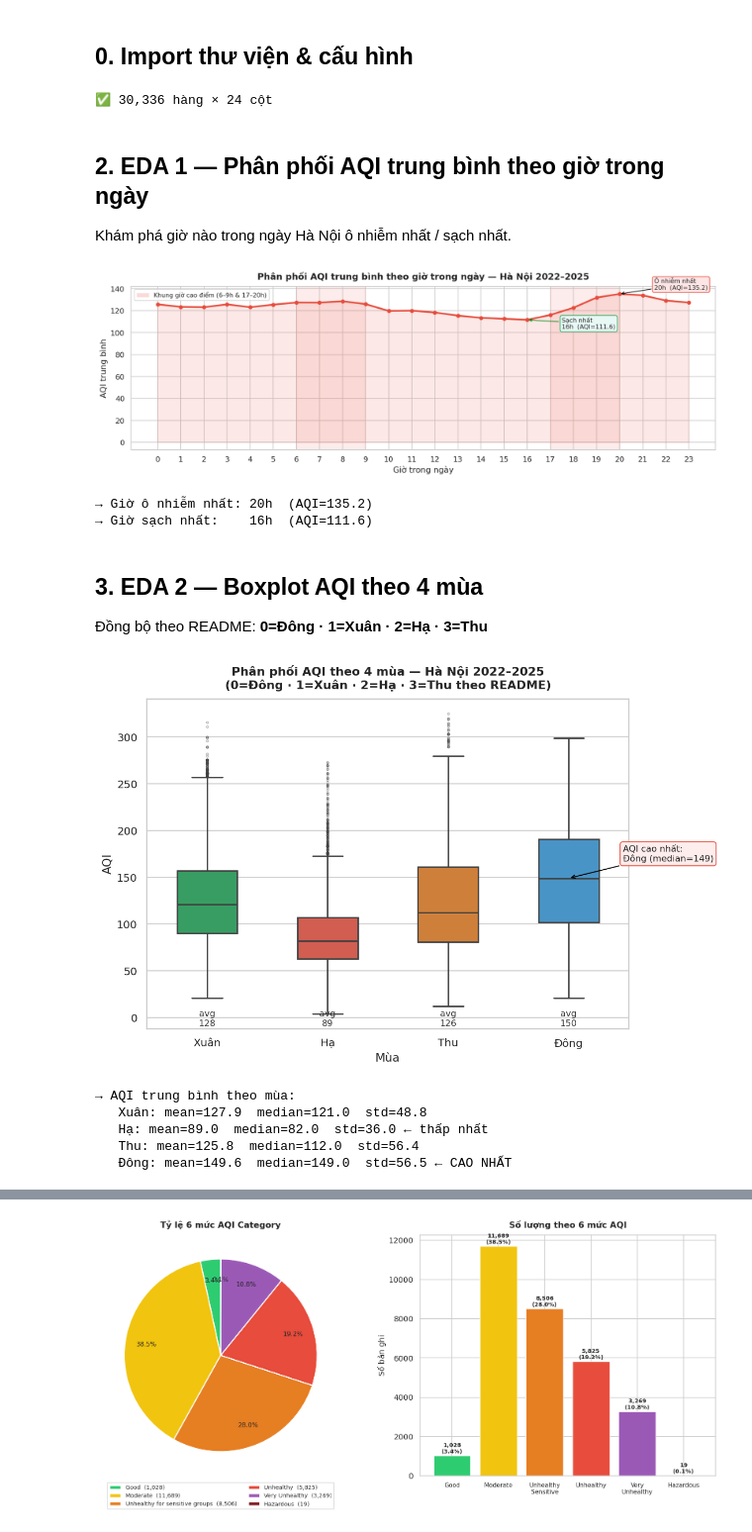
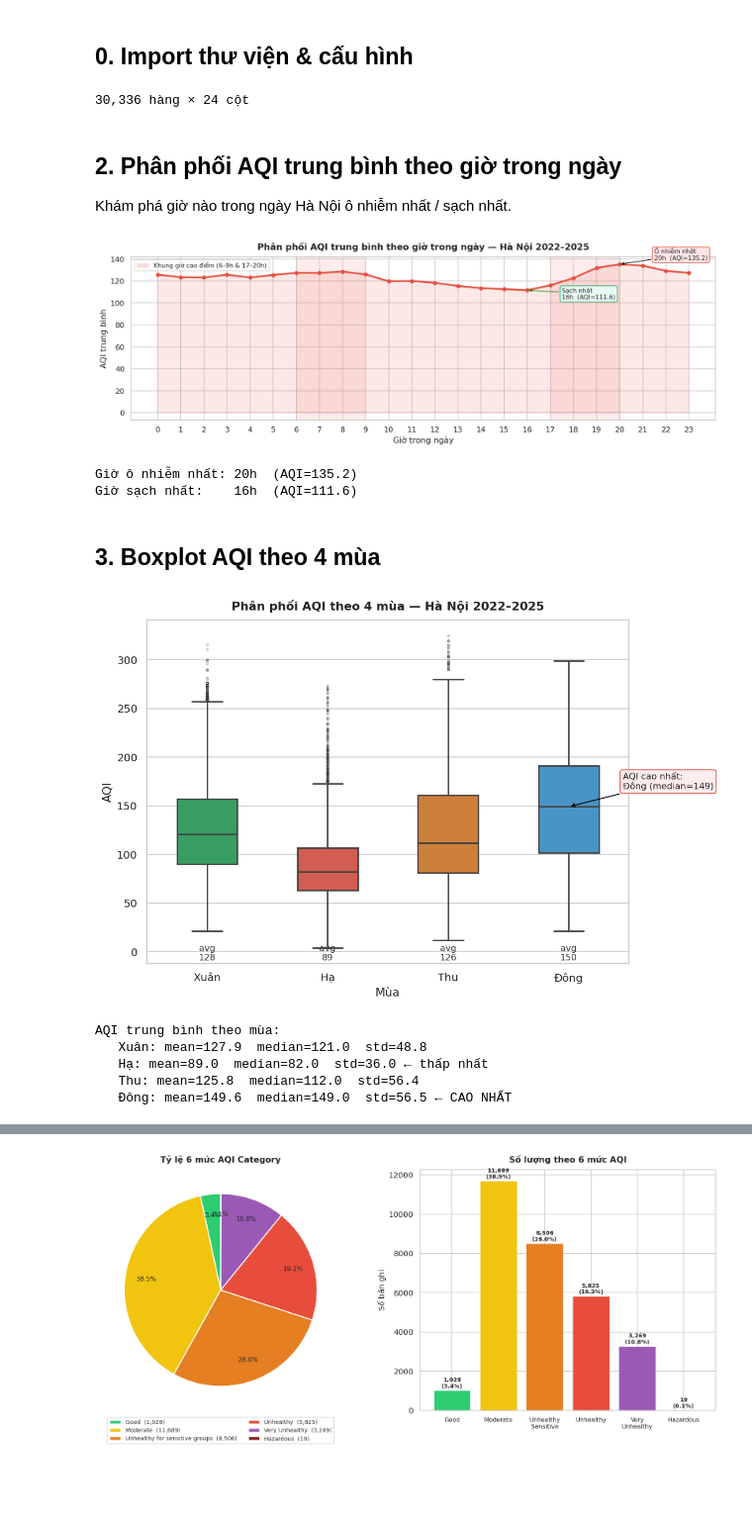
Before and after one commit to anh922006/air-quality-index-in-hanoi-, a Jupyter notebook: library_framework/EDA.ipynb, the cells around one changed output, grey strips where cells are left out. Shown at 99% size. Cells and saved outputs as stored; diff of their text form; code cells hidden in the pictures; blank space fills up the shorter version.

```diff
--- a/library_framework/EDA.ipynb
+++ b/library_framework/EDA.ipynb
@@ -23,7 +22,6 @@ from numpy.polynomial.polynomial import polyfit
 sns.set_theme(style='whitegrid', font='DejaVu Sans')
 plt.rcParams.update({'figure.dpi': 130, 'axes.titlepad': 10})
 
-# ── Cấu hình màu & mapping (đồng bộ README) ──────────────────────────────
 PALETTE = {
     'Good':                           '#2ecc71',
     'Moderate':                       '#f1c40f',
@@ -50,15 +48,15 @@ DB_NAME     = os.getenv("DB_NAME")
 engine = create_engine(f"mysql+pymysql://{DB_USER}:{DB_PASSWORD}@{DB_HOST}:{DB_PORT}/{DB_NAME}")
 df = pd.read_sql("SELECT * FROM aqi_data", con=engine)
 df.columns = df.columns.str.strip().str.lower()
-print(f"✅ {df.shape[0]:,} hàng × {df.shape[1]} cột")
+print(f"{df.shape[0]:,} hàng × {df.shape[1]} cột")
 
 df['aqi_category'] = pd.Categorical(df['aqi_category'], categories=CAT_ORDER, ordered=True)
 df['season_name']  = df['season'].map(SEASON_MAP)
 df['ym'] = pd.to_datetime(df['year'].astype(str) + '-' + df['month'].astype(str).str.zfill(2))
 # %% [output]
-✅ 30,336 hàng × 24 cột
+30,336 hàng × 24 cột
 # %% [markdown]
-## 2. EDA 1 — Phân phối AQI trung bình theo giờ trong ngày
+## 2. Phân phối AQI trung bình theo giờ trong ngày
 Khám phá giờ nào trong ngày Hà Nội ô nhiễm nhất / sạch nhất.
 # %%
 hourly = df.groupby('hour')['aqi'].mean()
@@ -93,52 +91,51 @@ ax.legend(handles, ['Khung giờ cao điểm (6–9h & 17–20h)'], fontsize=9,
 plt.tight_layout()
 plt.show()
 
-print(f"→ Giờ ô nhiễm nhất: {peak_h}h  (AQI={hourly[peak_h]:.1f})")
-print(f"→ Giờ sạch nhất:    {best_h}h  (AQI={hourly[best_h]:.1f})")
+print(f"Giờ ô nhiễm nhất: {peak_h}h  (AQI={hourly[peak_h]:.1f})")
+print(f"Giờ sạch nhất:    {best_h}h  (AQI={hourly[best_h]:.1f})")
 # %% [output]
 [figure]
-→ Giờ ô nhiễm nhất: 20h  (AQI=135.2)
-→ Giờ sạch nhất:    16h  (AQI=111.6)
+Giờ ô nhiễm nhất: 20h  (AQI=135.2)
+Giờ sạch nhất:    16h  (AQI=111.6)
 # %% [markdown]
-## 3. EDA 2 — Boxplot AQI theo 4 mùa
-Đồng bộ theo README: **0=Đông · 1=Xuân · 2=Hạ · 3=Thu**
+## 3. Boxplot AQI theo 4 mùa
 # %%
 season_stats = df.groupby('season_name')['aqi'].agg(['mean', 'median', 'std'])
 worst_s = season_stats['mean'].idxmax()
 best_s  = season_stats['mean'].idxmin()
 
 fig, ax = plt.subplots(figsize=(9, 6))
 sns.boxplot(data=df, x='season_name', y='aqi', order=SEASON_ORDER,
             palette=SEASON_CLR, width=0.5, linewidth=1.5,
             flierprops=dict(marker='o', markersize=2, alpha=0.3), ax=ax)
 
 ax.set_xlabel('Mùa', fontsize=12)
 ax.set_ylabel('AQI', fontsize=12)
-ax.set_title('Phân phối AQI theo 4 mùa — Hà Nội 2022–2025\n(0=Đông · 1=Xuân · 2=Hạ · 3=Thu theo README)',
+ax.set_title('Phân phối AQI theo 4 mùa — Hà Nội 2022–2025',
              fontsize=12, fontweight='bold')
 
 # Annotation mean từng mùa
 for i, s in enumerate(SEASON_ORDER):
     m = season_stats.loc[s, 'mean']
     ax.text(i, ax.get_ylim()[0] + 3, f'avg\n{m:.0f}', ha='center', fontsize=9, color='#333')
 
 # Highlight mùa tệ nhất
 idx = SEASON_ORDER.index(worst_s)
 med = season_stats.loc[worst_s, 'median']
 ax.annotate(f'AQI cao nhất:\n{worst_s} (median={med:.0f})',
             xy=(idx, med), xytext=(idx+0.45, med+18),
             arrowprops=dict(arrowstyle='->', color='black'), fontsize=9,
             bbox=dict(boxstyle='round,pad=0.3', fc='#fdecea', ec='#e74c3c', alpha=0.9))
 plt.tight_layout()
 plt.show()
 
-print("→ AQI trung bình theo mùa:")
+print("AQI trung bình theo mùa:")
 for s in SEASON_ORDER:
     flag = " ← CAO NHẤT" if s == worst_s else (" ← thấp nhất" if s == best_s else "")
     print(f"   {s}: mean={season_stats.loc[s,'mean']:.1f}  median={season_stats.loc[s,'median']:.1f}  std={season_stats.loc[s,'std']:.1f}{flag}")
 # %% [output]
-[figure, old version]
+[figure, new version]
-→ AQI trung bình theo mùa:
+AQI trung bình theo mùa:
    Xuân: mean=127.9  median=121.0  std=48.8
    Hạ: mean=89.0  median=82.0  std=36.0 ← thấp nhất
    Thu: mean=125.8  median=112.0  std=56.4
```
Also changed, not shown: parts of 13 cells of this notebook, 1 other file.
